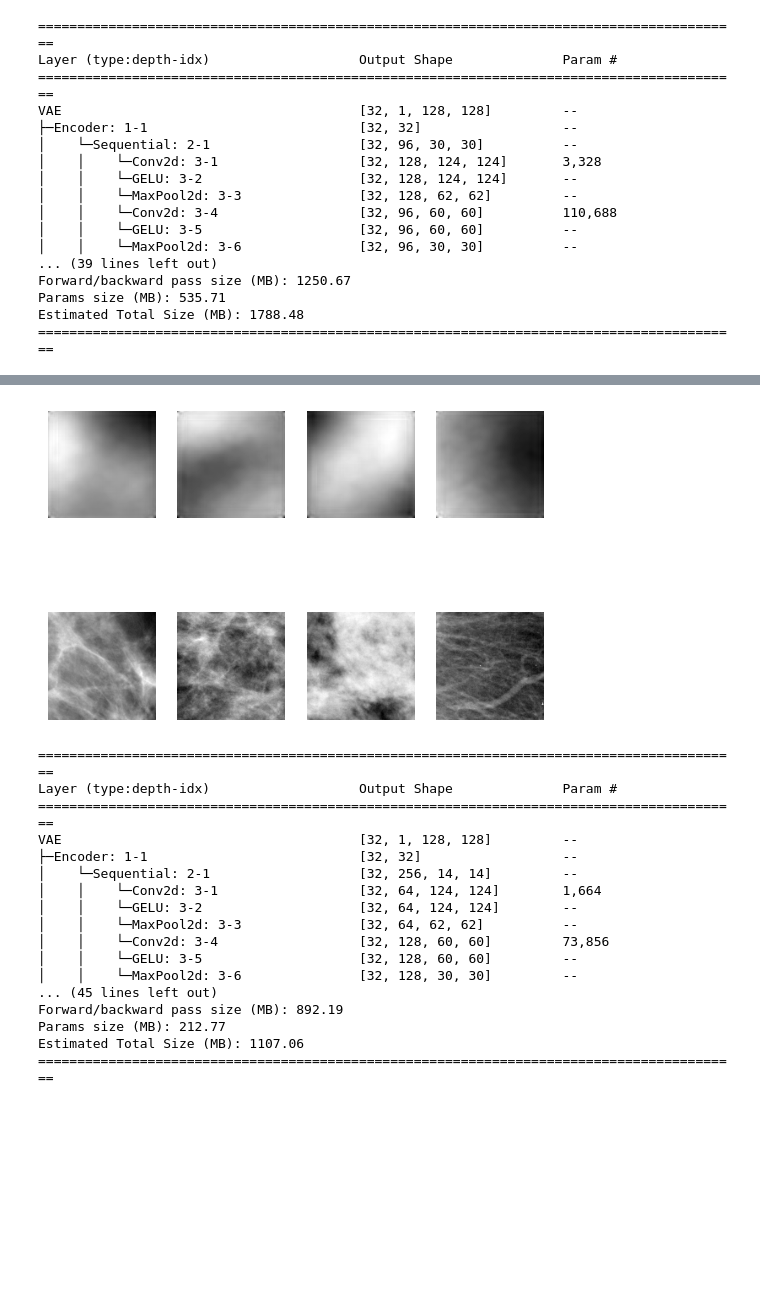
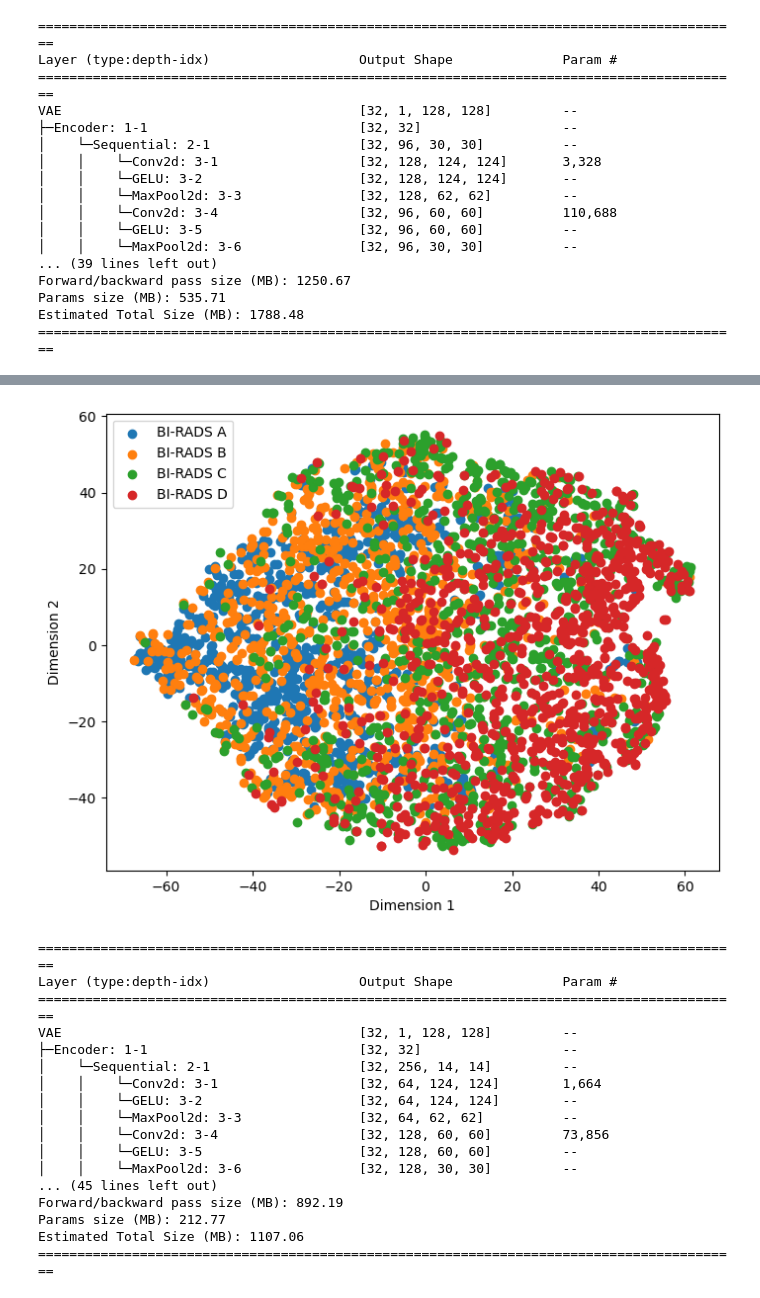
Before and after one commit to GomideLeo/latent-parser, a Jupyter notebook: notebook2.ipynb, the cells around one changed output, grey strips where cells are left out. Cells and saved outputs as stored; diff of their text form; code cells hidden in the pictures; blank space fills up the shorter version.

```diff
--- a/notebook2.ipynb
+++ b/notebook2.ipynb
@@ -22,3 +82,19 @@ from src.utils.training_funcs import train, validate, kl_reconstruction_loss, ge
+# %%
+def plot_2d(pos, labels, cmap='tab10'):
+    cmap = plt.colormaps[cmap]
+    plt.figure(figsize=(8, 6))
+    for c, cl in zip(np.unique(labels), pd.Series(IrmaDataset.get_class_label_value(np.unique(labels))).map(cmap)):
+        idxs = np.argwhere(labels == c)
+        plt.scatter(
+            pos[idxs, 0],
+            pos[idxs, 1],
+            color=cl,
+            label=c
+        )
+    plt.legend()
+    plt.xlabel("Dimension 1")
+    plt.ylabel("Dimension 2")
+    plt.show()
 # %%
 torch.backends.cudnn.benchmark = True
 # %%
@@ -107,30 +209,0 @@ test_loss: 0.0122 test_rec_loss: 0.0120 test_kl_loss: 0.0002
-# %%
-import matplotlib.pyplot as plt
-
-fig, axs = plt.subplots(2, 4)
-inv_normalize = transforms.Normalize((-1,), (2,))
-
-with torch.no_grad():
-    for i, data in enumerate(dataloaders['test'], 0):
-        inputs, labels = data[0].to(device), data[1].to(device)
-
-        outputs = ae_lucca(inputs)
-
-        for ax, reconstructed, original in zip(range(4), outputs[0], inputs):
-            reconstructed = inv_normalize(reconstructed)      # unnormalize
-            original = inv_normalize(original)                # unnormalize
-            # original = original / 2 + 0.5     # unnormalize
-            # print(reconstructed[0])
-            # print(original[0])
-
-            axs[0][ax].imshow(reconstructed[0].cpu(), cmap='gray')
-            # axs[0][ax].imshow(reconstructed.cpu().permute(1,2,0))
-            axs[1][ax].imshow(original[0].cpu(), cmap='gray')
-            # axs[1][ax].imshow(original.cpu().permute(1,2,0))
-            axs[0][ax].axis('off')
-            axs[1][ax].axis('off')
-        plt.show()
-
-        break
-# %% [output]
-[figure, removed]
@@ -137,3 +212,12 @@ with torch.no_grad():
+# %%
+latent, labels = get_latent(ae_lucca, dataloaders["train"], IrmaDataset.get_class_label)
+
+tsne = TSNE()
+tsne_latent = tsne.fit_transform(latent)
+
+plot_2d(tsne_latent, labels, 'tab10')
+# %% [output]
+[figure, added]
 # %%
 ae_leo = VAE(
     latent_dim=32,
```
Also changed, not shown: parts of 24 cells of this notebook, 6 other files.
